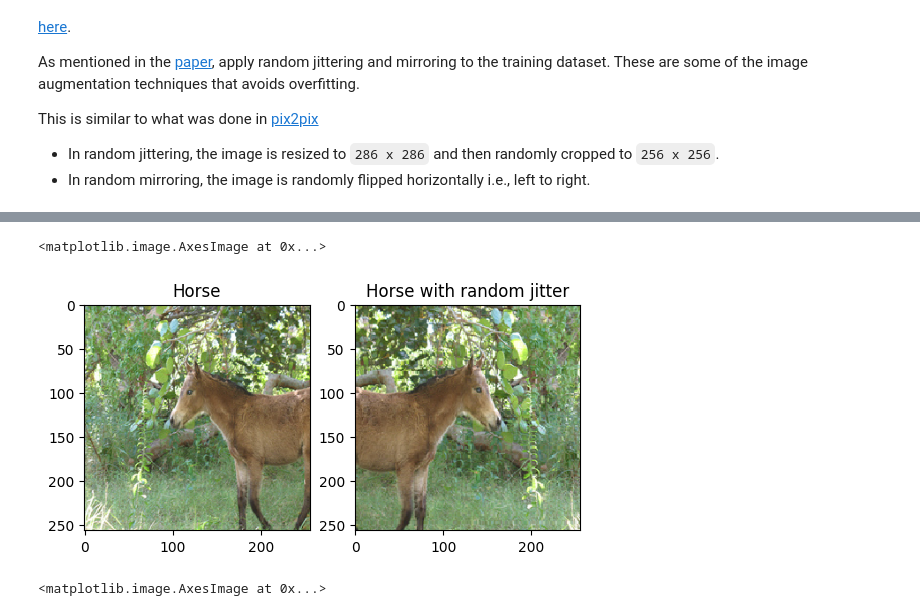
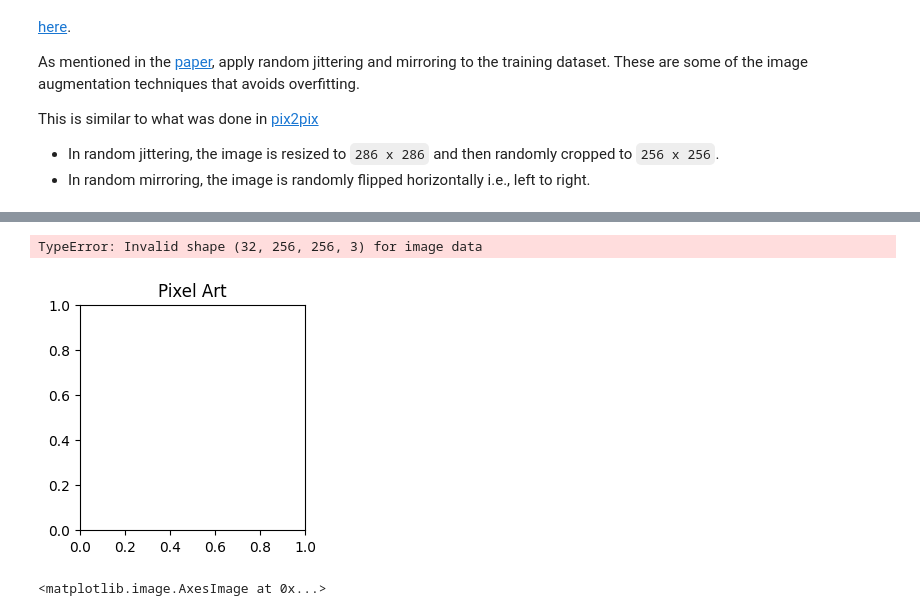
Before and after one commit to Atatra/draw2pix, a Jupyter notebook: notebooks/cyclegan copy.ipynb, the cells around one changed output, grey strips where cells are left out. Saved outputs shown, nothing was run; the diff lists cells and outputs as text; code cells hidden in the pictures.

Commit message:
Edit to fit dataset

```diff
--- a/notebooks/cyclegan copy.ipynb
+++ b/notebooks/cyclegan copy.ipynb
@@ -80,7 +92,7 @@ This is similar to what was done in [pix2pix](https://www.tensorflow.org/tutoria
 * In random jittering, the image is resized to `286 x 286` and then randomly cropped to `256 x 256`.
 * In random mirroring, the image is randomly flipped horizontally i.e., left to right.
 # %%
-data_dir = pathlib.Path("dataset/draw2pix/")
+data_dir = pathlib.Path("../dataset/draw2pix/")
 
 BUFFER_SIZE = 1000
 BATCH_SIZE = 32
@@ -115,17 +127,17 @@ print(class_names)
 # %%
-horses_index = class_names.index("horses")
-zebras_index = class_names.index("zebras")
+pix = class_names.index('Multi-cell pixel art')
+draw = class_names.index('Non-pixel art')
 
 def filter_by_class(dataset, class_index):
   return dataset.filter(lambda image, label: tf.reduce_all(tf.equal(label, class_index)))
 
-# Split the train dataset into horses and zebras
-train_horses = filter_by_class(train_ds, horses_index)
-train_zebras = filter_by_class(train_ds, zebras_index)
+# Split the train dataset into pix and draw
+train_pix = filter_by_class(train_ds, pix)
+train_draw = filter_by_class(train_ds, draw)
 
-# Split the test dataset into horses and zebras
-test_horses = filter_by_class(test_ds, horses_index)
-test_zebras = filter_by_class(test_ds, zebras_index)
+# Split the test dataset into pix and draw
+test_pix = filter_by_class(test_ds, pix)
+test_draw = filter_by_class(test_ds, draw)
 # %%
 def random_crop(image):
   cropped_image = tf.image.random_crop(image, size=[IMG_HEIGHT, IMG_WIDTH, 3])
@@ -159,21 +171,21 @@ def preprocess_image_test(image, label=""):
   image = normalize(image)
   return image
 # %%
-train_horses = train_horses.cache().map(
+train_pix = train_pix.cache().map(
     preprocess_image_train, num_parallel_calls=AUTOTUNE).shuffle(
     BUFFER_SIZE).batch(BATCH_SIZE)
 
-train_zebras = train_zebras.cache().map(
+train_draw = train_draw.cache().map(
     preprocess_image_train, num_parallel_calls=AUTOTUNE).shuffle(
     BUFFER_SIZE).batch(BATCH_SIZE)
 
-test_horses = test_horses.map(
+train_pix = train_pix.map(
     preprocess_image_test, num_parallel_calls=AUTOTUNE).cache().shuffle(
     BUFFER_SIZE).batch(BATCH_SIZE)
 
-test_zebras = test_zebras.map(
+train_draw = train_draw.map(
     preprocess_image_test, num_parallel_calls=AUTOTUNE).cache().shuffle(
     BUFFER_SIZE).batch(BATCH_SIZE)
 # %%
-sample_horse = next(iter(train_horses))
-sample_zebra = next(iter(train_zebras))
+sample_pix = next(iter(train_pix))
+sample_draw = next(iter(train_draw))
@@ -183,14 +192,14 @@ sample_zebra = next(iter(train_zebras))
 # %%
 plt.subplot(121)
-plt.title('Horse')
-plt.imshow(sample_horse[0] * 0.5 + 0.5)
+plt.title('Pixel Art')
+plt.imshow(sample_pix[0] * 0.5 + 0.5)
 
 plt.subplot(122)
-plt.title('Horse with random jitter')
-plt.imshow(random_jitter(sample_horse[0]) * 0.5 + 0.5)
+plt.title('Pixel Art with random jitter')
+plt.imshow(random_jitter(sample_pix[0]) * 0.5 + 0.5)
 # %% [output]
-<matplotlib.image.AxesImage at 0x...>
+TypeError: Invalid shape (32, 256, 256, 3) for image data
-[figure, old version]
+[figure, new version]
 # %%
 plt.subplot(121)
 plt.title('Zebra')
```
Also changed, not shown: parts of 4 cells of this notebook, 1 other file.
